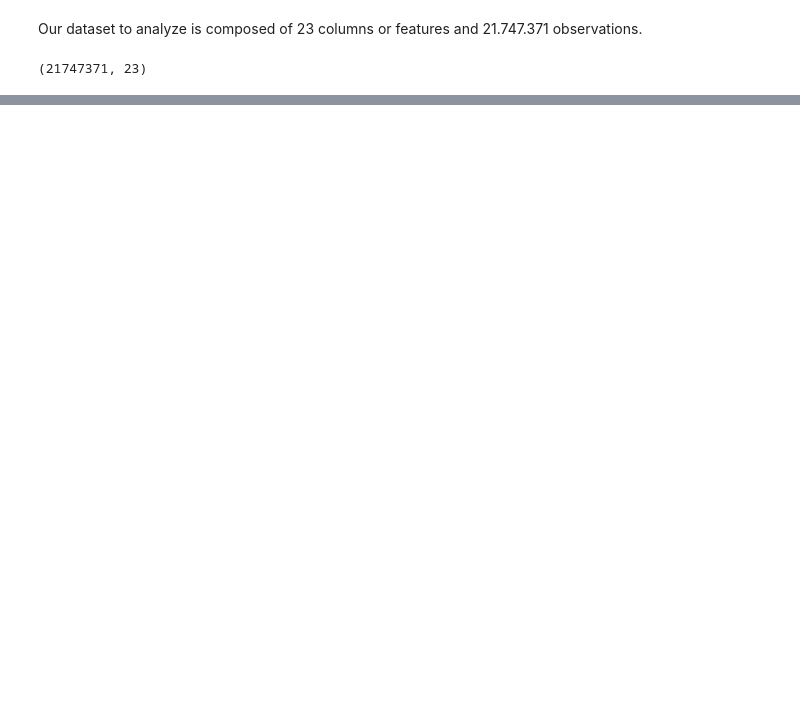
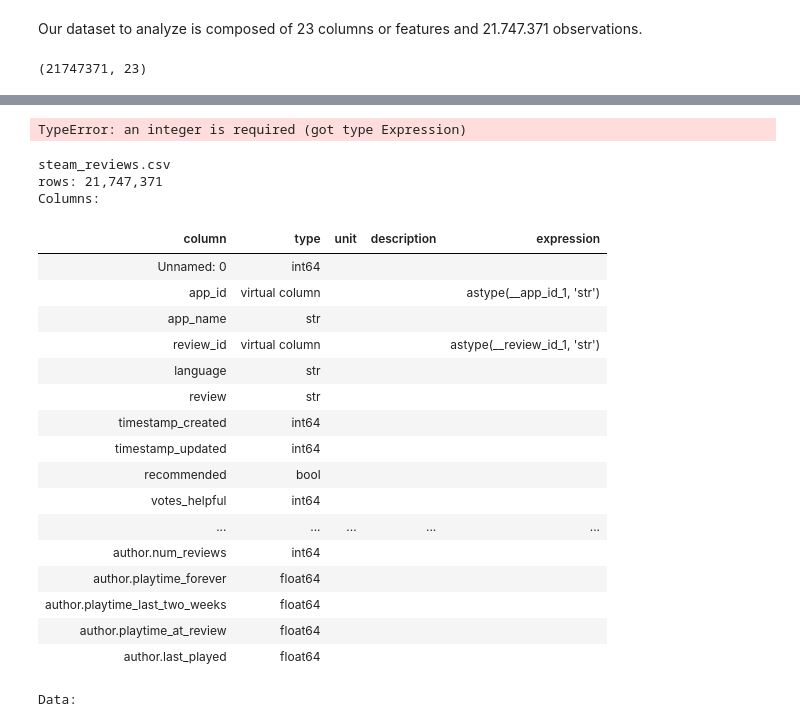
Before and after one commit to brauliovillalobos/ADM_HW2_Sapienza, a Jupyter notebook: HW_2_ADM.ipynb, the cells around one changed output, grey strips where cells are left out. Saved outputs shown, nothing was run; the diff lists cells and outputs as text; code cells hidden in the pictures; blank space fills up the shorter version.

```diff
--- a/HW_2_ADM.ipynb
+++ b/HW_2_ADM.ipynb
@@ -88,0 +201,25 @@ vaex_df.app_id.nunique()
+# %%
+# -- Way 1
+#test1['timestamp_created']=test1.timestamp_created.values.astype('datetime64[ns]')
+#AttributeError: 'pyarrow.lib.StringArray' object has no attribute 'astype'
+
+# -- Way 2
+#from datetime import datetime
+#date_format = "%m/%d/%Y"
+
+#def column_to_datetime(datetime_str):
+    #return np.datetime64(datetime.strptime(datetime_str, date_format))
+    #return datetime.utcfromtimestamp(datetime_str).strftime('%Y-%m-%d %H:%M:%S')
+
+#test1['timestamp_created'] = test1['timestamp_created'].apply(column_to_datetime)
+#Error is the timestamp does not math the date format that we're using
+
+
+# -- Way 3
+# Timestamps originally read as int64. This works on int
+vaex_df['timestamp_created']=datetime.utcfromtimestamp(vaex_df.timestamp_created).strftime('%Y-%m-%d %H:%M:%S')
+print(datetime.utcfromtimestamp(ts).strftime('%Y-%m-%d %H:%M:%S'))
+
+
+
+vaex_df['pDate']=vaex_df.Date.values.astype('datetime64[ns]')
@@ -146,0 +360,15 @@ Data:
+# %%
+vaex_df['app_id']= vaex_df.app_id.astype('str')
+vaex_df['review_id']= vaex_df.review_id.astype('str')
+vaex_df['timestamp_created']=datetime.utcfromtimestamp(vaex_df.inttimestamp_created).strftime('%Y-%m-%d %H:%M:%S')
+vaex_df['timestamp_updated']=vaex_df.timestamp_updated.astype('datetime64[ns]')
+# %% [output]
+TypeError: an integer is required (got type Expression)
+# %%
+vaex_df.timestamp_created= vaex_df.timestamp_created.apply(lambda d: datetime.datetime.fromtimestamp(int(d)).strftime('%Y-%m-%d'))
+
+#datetime.utcfromtimestamp(vaex_df.timestamp_created).strftime('%Y-%m-%d %H:%M:%S')
+
+#df.date = df.date.apply(lambda d: datetime.datetime.fromtimestamp(int(d)).strftime('%Y-%m-%d'))
+# %%
+vaex_df.timestamp_created = vaex_df.timestamp_created.apply(lambda d: datetime.strftime(d,'%Y-%m-%d'))
@@ -146,0 +379,24 @@ Data:
+# %%
+vaex_df.info()
+# %% [output]
+steam_reviews.csv
+rows: 21,747,371
+Columns:
+| column | type | unit | description | expression |
+| Unnamed: 0 | int64 |  |  |  |
+| app_id | virtual column |  |  | astype(__app_id_1, 'str') |
+| app_name | str |  |  |  |
+| review_id | virtual column |  |  | astype(__review_id_1, 'str') |
+| language | str |  |  |  |
+| review | str |  |  |  |
+| timestamp_created | int64 |  |  |  |
+| timestamp_updated | int64 |  |  |  |
+| recommended | bool |  |  |  |
+| votes_helpful | int64 |  |  |  |
+| ... | ... | ... | ... | ... |
+| author.num_reviews | int64 |  |  |  |
+| author.playtime_forever | float64 |  |  |  |
+| author.playtime_last_two_weeks | float64 |  |  |  |
+| author.playtime_at_review | float64 |  |  |  |
+| author.last_played | float64 |  |  |  |
+Data:
```
Also changed, not shown: parts of 72 cells of this notebook, 1 other file.
